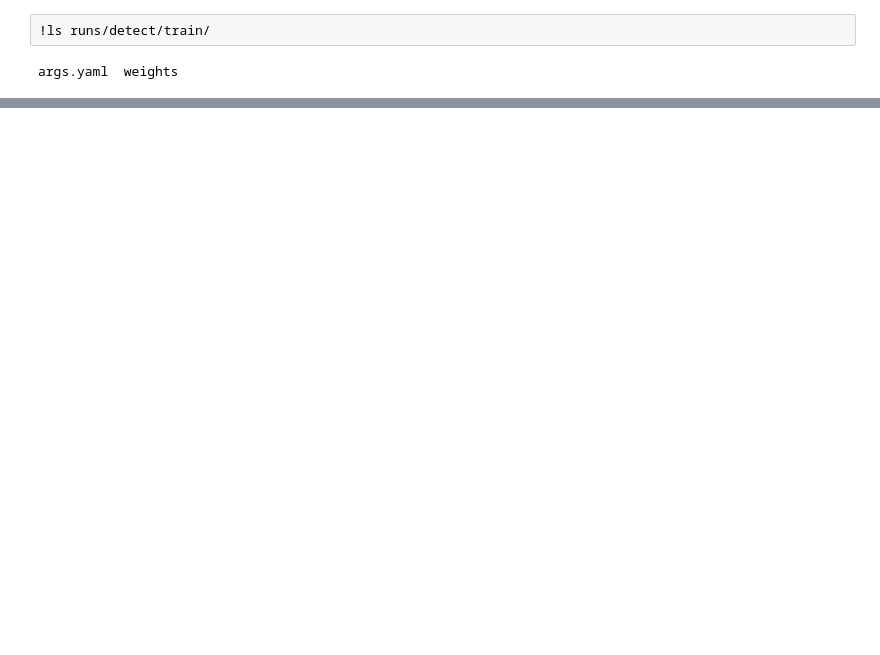
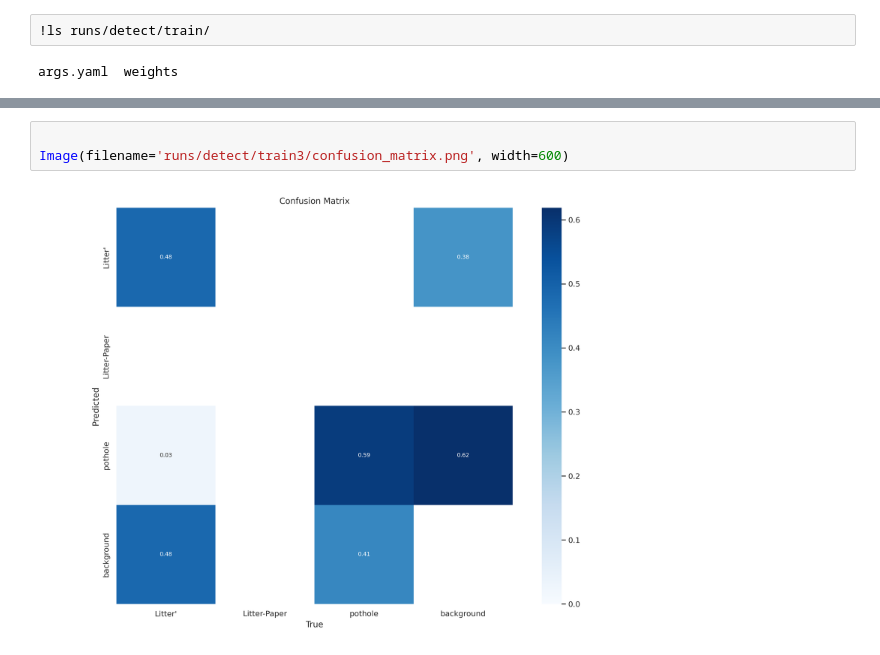
Before and after one commit to PGPradhan/GSOC-BostonGov, a Jupyter notebook: YoloV8_ObjectDetection.ipynb, the cells around one changed output, grey strips where cells are left out. Drawn from its saved outputs; the diff is of its cells as text; blank space fills up the shorter version.

```diff
--- a/YoloV8_ObjectDetection.ipynb
+++ b/YoloV8_ObjectDetection.ipynb
@@ -82,0 +80,5 @@ FileNotFoundError: [Errno 2] No such file or directory: 'runs/detect/train2/conf
+# %%
+
+Image(filename='runs/detect/train3/confusion_matrix.png', width=600)
+# %% [output]
+[figure, added]
```
Also changed, not shown: parts of 9 cells of this notebook.
